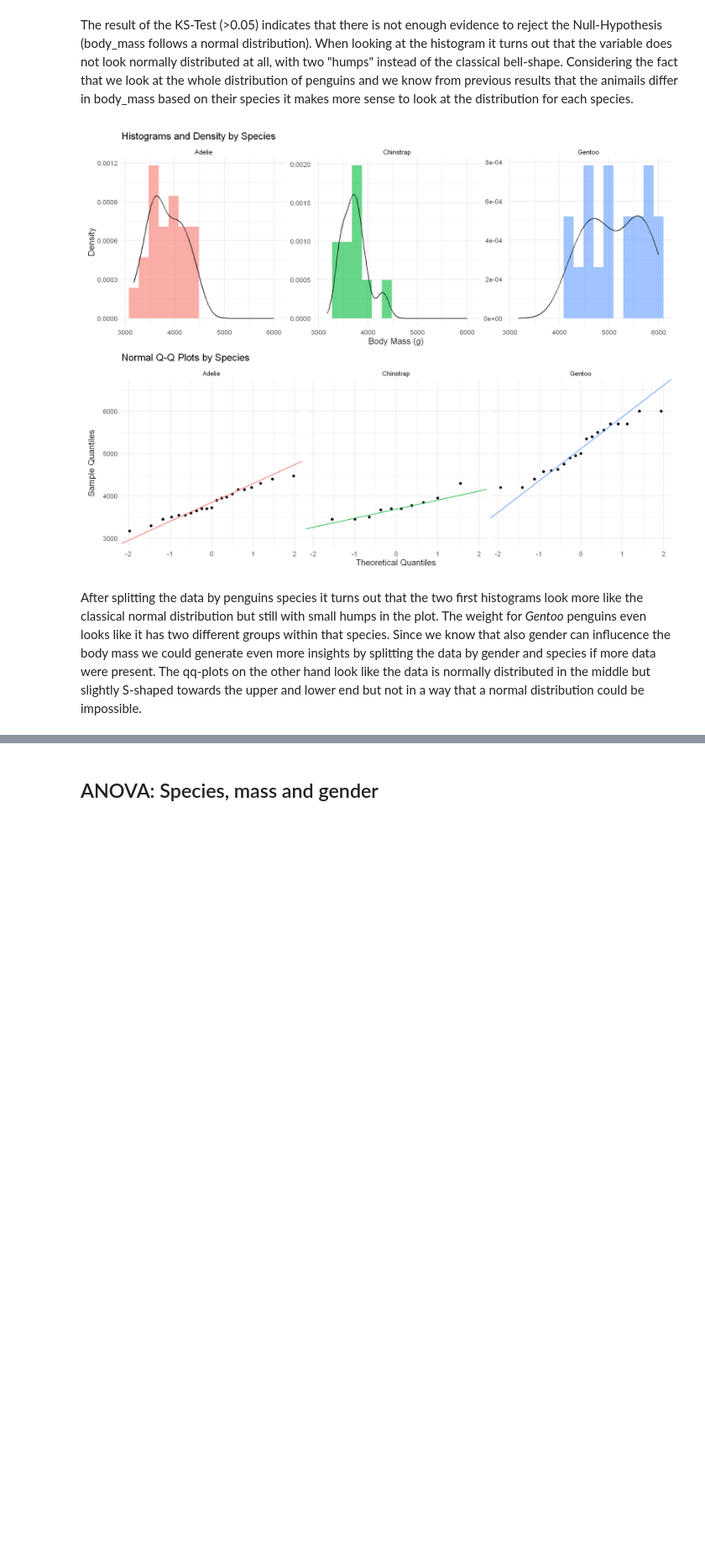
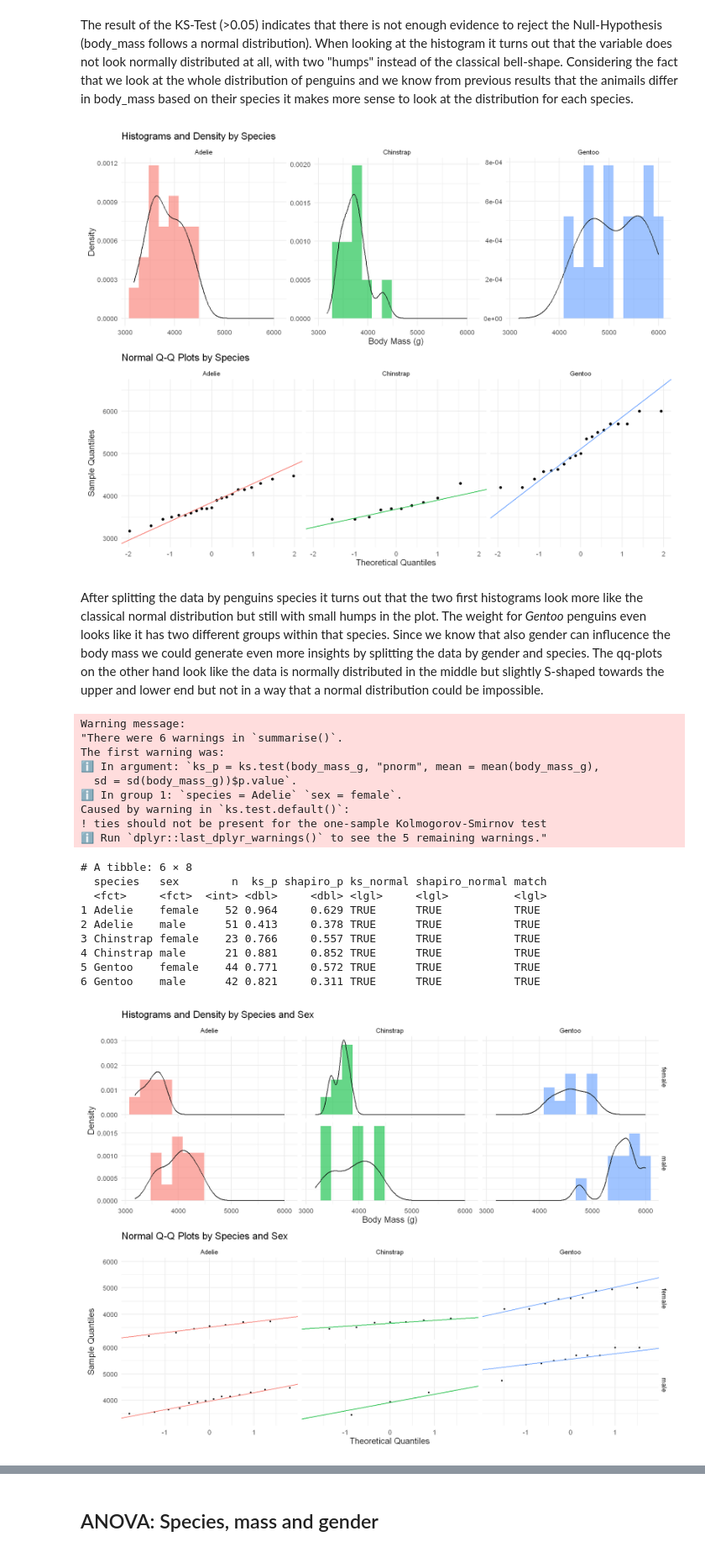
Before and after one commit to MichaelWerfring/experiment-design-project, a Jupyter notebook: penguins.ipynb, the cells around one changed output, grey strips where cells are left out. Shown at 84% size. Cells and saved outputs as stored; diff of their text form; code cells hidden in the pictures; blank space fills up the shorter version.

Commit message:
Adding Normality Analysis for Anova by Gender and Species

```diff
--- a/penguins.ipynb
+++ b/penguins.ipynb
@@ -265,4 +267,72 @@ p_hist_species / p_qq_species
 # %% [output]
 [figure]
 # %% [markdown]
-After splitting the data by penguins species it turns out that the two first histograms look more like the classical normal distribution but still with small humps in the plot. The weight for _Gentoo_ penguins even looks like it has two different groups within that species. Since we know that also gender can influcence the body mass we could generate even more insights by splitting the data by gender and species if more data were present. The qq-plots on the other hand look like the data is normally distributed in the middle but slightly S-shaped towards the upper and lower end but not in a way that a normal distribution could be impossible.
+After splitting the data by penguins species it turns out that the two first histograms look more like the classical normal distribution but still with small humps in the plot. The weight for _Gentoo_ penguins even looks like it has two different groups within that species. Since we know that also gender can influcence the body mass we could generate even more insights by splitting the data by gender and species. The qq-plots on the other hand look like the data is normally distributed in the middle but slightly S-shaped towards the upper and lower end but not in a way that a normal distribution could be impossible.
+# %%
+options(repr.plot.width = 16, repr.plot.height = 12)
+
+# histograms
+p_hist_sex <- ggplot(test_set, aes(x = body_mass_g, fill = species)) +
+  geom_histogram(aes(y = after_stat(density)), bins = 15, alpha = 0.6) +
+  geom_density(linewidth = 0.8, alpha=0) +
+  # Split by sex and species
+  facet_grid(sex ~ species, scales = "free_y") +
+  theme_minimal(base_size = 16) +
+  theme(legend.position = "none") +
+  labs(title = "Histograms and Density by Species and Sex",
+       x = "Body Mass (g)",
+       y = "Density")
+
+# qq-plots
+p_qq_sex <- ggplot(test_set, aes(sample = body_mass_g, color = species)) +
+  stat_qq(color = "black", size = 1) +
+  stat_qq_line() +
+  facet_grid(sex ~ species) +
+  theme_minimal(base_size = 16) +
+  theme(legend.position = "none") +
+  labs(title = "Normal Q-Q Plots by Species and Sex",
+       x = "Theoretical Quantiles",
+       y = "Sample Quantiles")
+
+p_hist_sex / p_qq_sex
+
+normality_comparison <- train_set |>
+  filter(!is.na(sex), !is.na(body_mass_g)) |>
+  group_by(species, sex) |>
+  summarise(
+    n = n(),
+    # Kolmogorov-Smirnov p-value
+    ks_p = ks.test(body_mass_g, "pnorm",
+                   mean = mean(body_mass_g),
+                   sd = sd(body_mass_g))$p.value,
+    # Shapiro-Wilk p-value
+    shapiro_p = shapiro.test(body_mass_g)$p.value,
+    .groups = 'drop'
+  ) |>
+  mutate(
+    ks_normal = ks_p > 0.05,
+    shapiro_normal = shapiro_p > 0.05,
+    match = (ks_normal == shapiro_normal)
+  )
+
+print(normality_comparison)
+# %% [output]
+Warning message:
+"There were 6 warnings in `summarise()`.
+The first warning was:
+ℹ In argument: `ks_p = ks.test(body_mass_g, "pnorm", mean = mean(body_mass_g),
+  sd = sd(body_mass_g))$p.value`.
+ℹ In group 1: `species = Adelie` `sex = female`.
+Caused by warning in `ks.test.default()`:
+! ties should not be present for the one-sample Kolmogorov-Smirnov test
+ℹ Run `dplyr::last_dplyr_warnings()` to see the 5 remaining warnings."
+# A tibble: 6 × 8
+  species   sex        n  ks_p shapiro_p ks_normal shapiro_normal match
+  <fct>     <fct>  <int> <dbl>     <dbl> <lgl>     <lgl>          <lgl>
+1 Adelie    female    52 0.964     0.629 TRUE      TRUE           TRUE
+2 Adelie    male      51 0.413     0.378 TRUE      TRUE           TRUE
+3 Chinstrap female    23 0.766     0.557 TRUE      TRUE           TRUE
+4 Chinstrap male      21 0.881     0.852 TRUE      TRUE           TRUE
+5 Gentoo    female    44 0.771     0.572 TRUE      TRUE           TRUE
+6 Gentoo    male      42 0.821     0.311 TRUE      TRUE           TRUE
+[figure, added]
```
Also changed, not shown: parts of 4 cells of this notebook.
